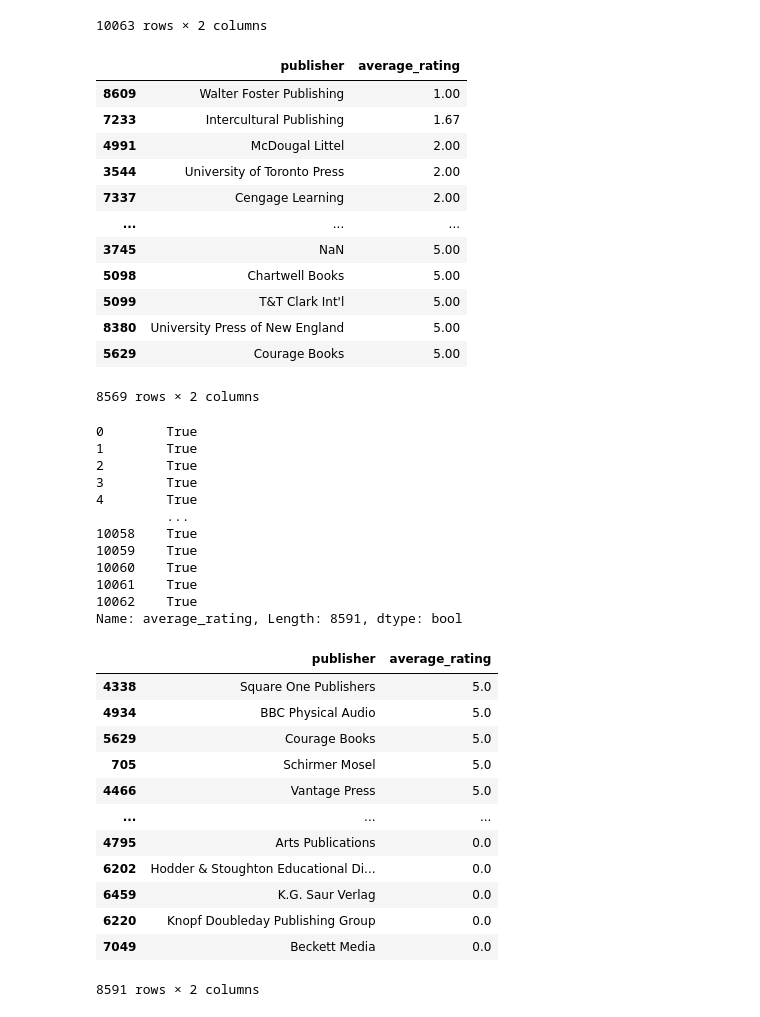
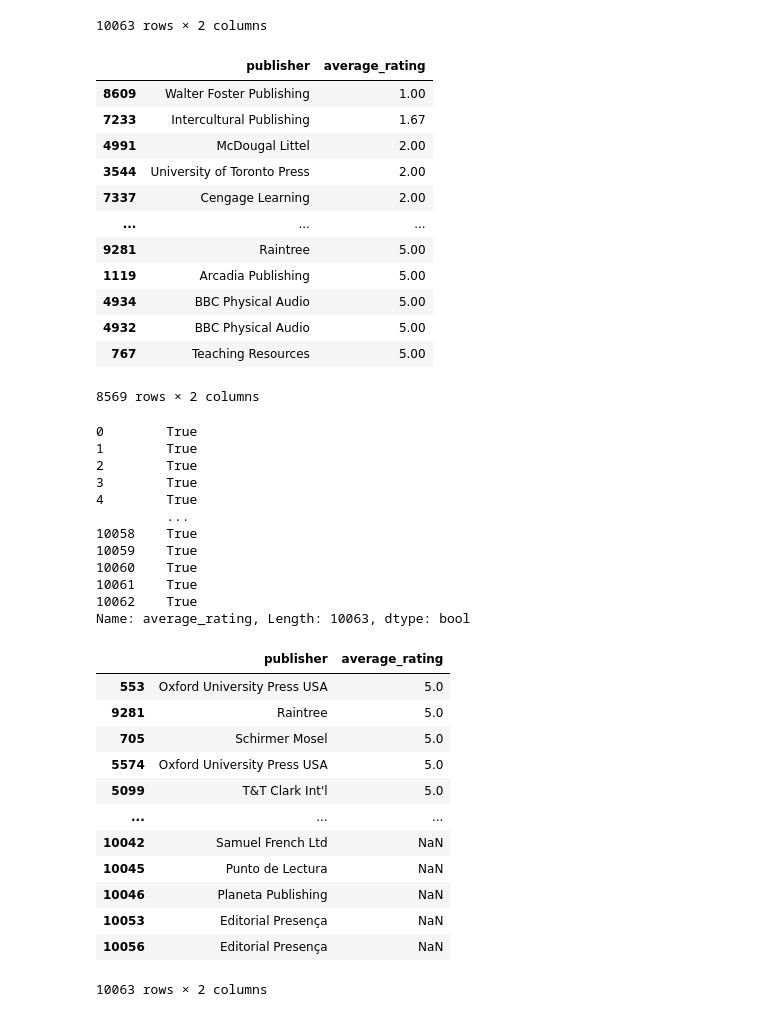
Before and after one commit to AlexGorel/IDE_NEW, a Jupyter notebook: Домашнее задание. Этап 1/HW220924.ipynb, the cells around one changed output. Cells and saved outputs as stored; diff of their text form; code cells hidden in the pictures.

```diff
--- a/Домашнее задание. Этап 1/HW220924.ipynb
+++ b/Домашнее задание. Этап 1/HW220924.ipynb
@@ -233,23 +226,23 @@ df[['publication_date','title']].sort_values(['publication_date'],ascending = Fa
 | 8464 | 1/1/1900 | Consider the Lilie |
 10063 rows × 2 columns
 # %%
-df = df.dropna(subset=['average_rating'])
+#df = df.dropna(subset=['average_rating'])
 df_1=df[   df['average_rating']>0    ]
 
 df_1[['publisher','average_rating']].sort_values(['average_rating'],ascending = True)
 # %% [output]
 |  | publisher | average_rating |
 | 8609 | Walter Foster Publishing | 1.00 |
 | 7233 | Intercultural Publishing | 1.67 |
 | 4991 | McDougal Littel | 2.00 |
 | 3544 | University of Toronto Press | 2.00 |
 | 7337 | Cengage Learning | 2.00 |
 | ... | ... | ... |
-| 3745 | NaN | 5.00 |
-| 5098 | Chartwell Books | 5.00 |
-| 5099 | T&T Clark Int'l | 5.00 |
-| 8380 | University Press of New England | 5.00 |
-| 5629 | Courage Books | 5.00 |
+| 9281 | Raintree | 5.00 |
+| 1119 | Arcadia Publishing | 5.00 |
+| 4934 | BBC Physical Audio | 5.00 |
+| 4932 | BBC Physical Audio | 5.00 |
+| 767 | Teaching Resources | 5.00 |
 8569 rows × 2 columns
 # %%
 df['average_rating']!="NaN"
@@ -265,20 +258,20 @@ df['average_rating']!="NaN"
 10060    True
 10061    True
 10062    True
-Name: average_rating, Length: 8591, dtype: bool
+Name: average_rating, Length: 10063, dtype: bool
 # %%
 df[['publisher','average_rating']].sort_values(['average_rating'],ascending = False)
 # %% [output]
 |  | publisher | average_rating |
-| 4338 | Square One Publishers | 5.0 |
-| 4934 | BBC Physical Audio | 5.0 |
-| 5629 | Courage Books | 5.0 |
+| 553 | Oxford University Press USA | 5.0 |
+| 9281 | Raintree | 5.0 |
 | 705 | Schirmer Mosel | 5.0 |
-| 4466 | Vantage Press | 5.0 |
+| 5574 | Oxford University Press USA | 5.0 |
+| 5099 | T&T Clark Int'l | 5.0 |
 | ... | ... | ... |
-| 4795 | Arts Publications | 0.0 |
-| 6202 | Hodder & Stoughton Educational Di... | 0.0 |
-| 6459 | K.G. Saur Verlag | 0.0 |
-| 6220 | Knopf Doubleday Publishing Group | 0.0 |
-| 7049 | Beckett Media | 0.0 |
+| 10042 | Samuel French Ltd | NaN |
+| 10045 | Punto de Lectura | NaN |
+| 10046 | Planeta Publishing | NaN |
+| 10053 | Editorial Presença | NaN |
+| 10056 | Editorial Presença | NaN |
-8591 rows × 2 columns
+10063 rows × 2 columns
```
Also changed, not shown: parts of 44 cells of this notebook, 6 other files.
